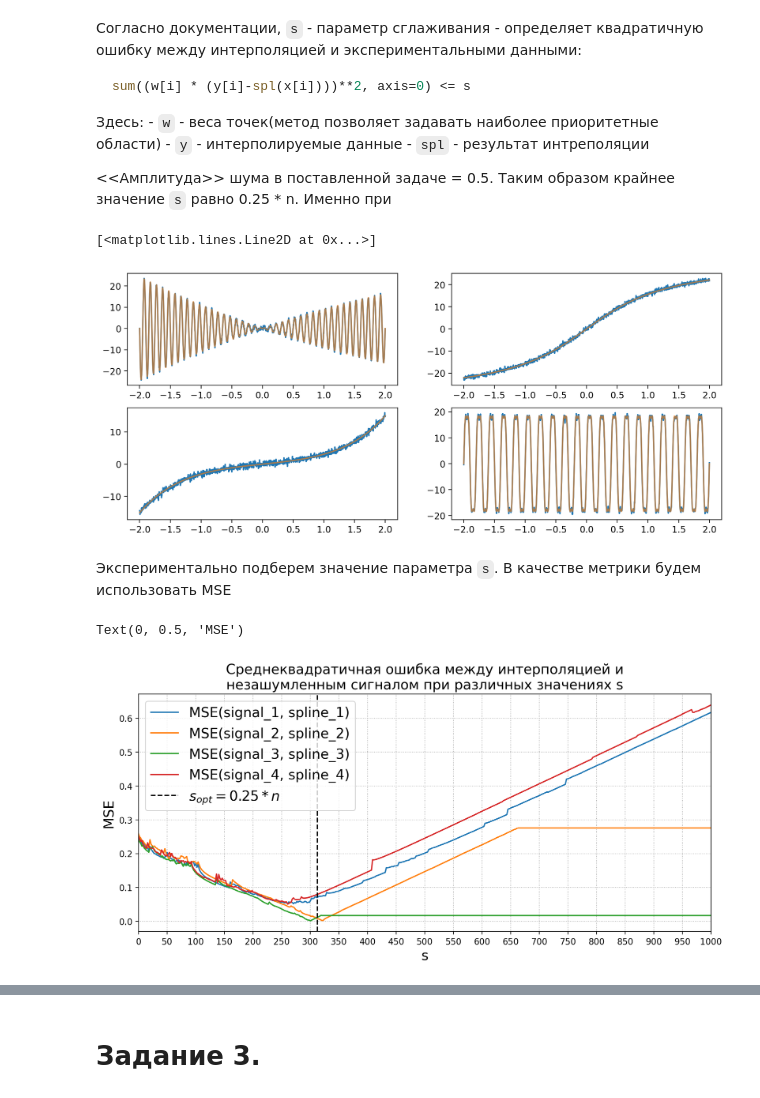
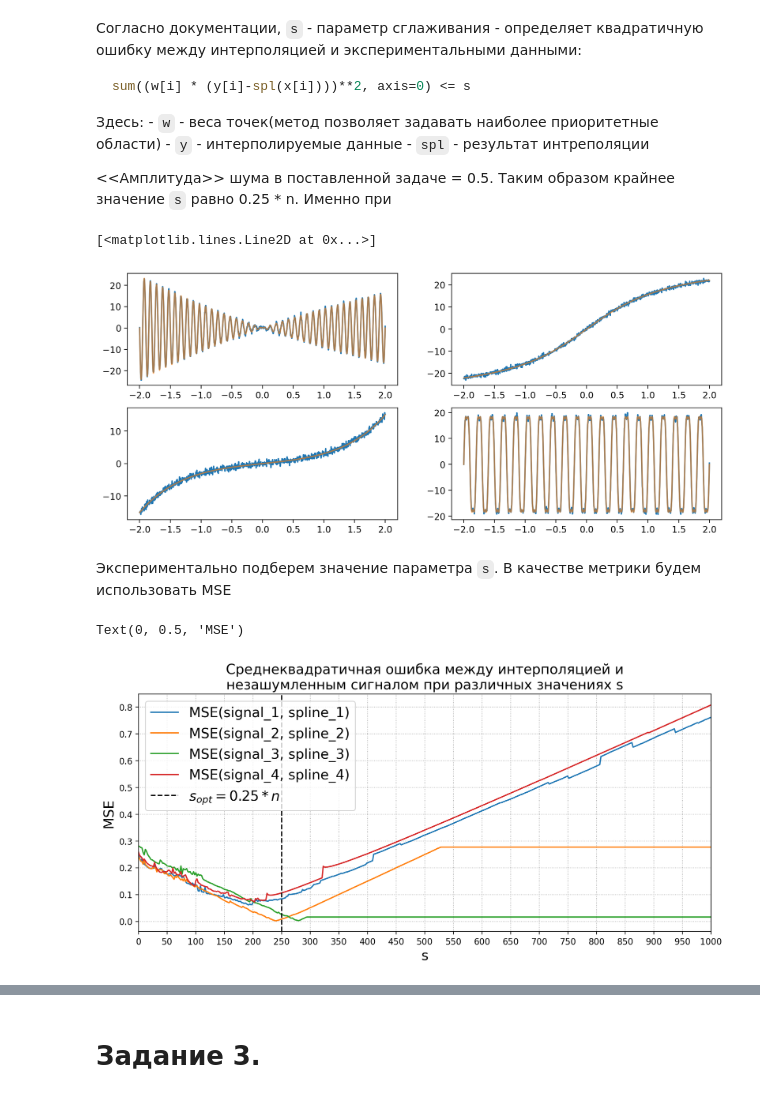
Before and after one commit to ShmakovVladimir/Computational_mathematics_second_sem, a Jupyter notebook: hw1/Численное_дифференцирование_v_2024_семинар_1_весна.ipynb, the cells around one changed output, grey strips where cells are left out. Saved outputs shown, nothing was run; the diff lists cells and outputs as text; code cells hidden in the pictures.

```diff
--- a/hw1/Численное_дифференцирование_v_2024_семинар_1_весна.ipynb
+++ b/hw1/Численное_дифференцирование_v_2024_семинар_1_весна.ipynb
@@ -325,30 +343,30 @@ from scipy.interpolate import UnivariateSpline, InterpolatedUnivariateSpline
 import numpy as np
 import matplotlib.pyplot as plt
 # %%
-x_line = np.linspace(-2, 2, 1250)
+x_line = np.linspace(-2, 2, 1000)
 signal_1 = x_line * np.sin(2 * np.pi * 10 * x_line) * np.exp(-0.1 * x_line) * 10
 signal_2 = np.arctan(x_line) * 20
 signal_3 = np.cosh(x_line) * 2 * x_line
 signal_4 = np.sin(2 * np.pi * 5 * x_line) * 25 * (1 + 0.3 * np.cos(2 * np.pi * 10 * x_line))
 signal_1_noised = signal_1 + sts.norm(loc = 0, scale = 1).rvs(size = len(x_line)) * 0.5
 signal_2_noised = signal_2 + sts.norm(loc = 0, scale = 1).rvs(size = len(x_line)) * 0.5
 signal_3_noised = signal_3 + sts.norm(loc = 0, scale = 1).rvs(size = len(x_line)) * 0.5
 signal_4_noised = signal_4 + sts.norm(loc = 0, scale = 1).rvs(size = len(x_line)) * 0.5
 fig, ax = plt.subplots(2, 2, figsize = (12, 5), dpi = 200)
 ax[0, 0].plot(x_line, signal_1_noised)
 ax[0, 0].plot(x_line, signal_1, alpha = 0.6)
 
 ax[0, 1].plot(x_line, signal_2_noised)
 ax[0, 1].plot(x_line, signal_2, alpha = 0.6)
 
 ax[1, 0].plot(x_line, signal_3_noised)
 ax[1, 0].plot(x_line, signal_3, alpha = 0.6)
 
 ax[1, 1].plot(x_line, signal_4_noised)
 ax[1, 1].plot(x_line, signal_4, alpha = 0.6)
 # %% [output]
 [<matplotlib.lines.Line2D at 0x...>]
-[figure, old version]
+[figure, new version]
 # %% [markdown]
 Экспериментально подберем значение параметра `s`. В качестве метрики будем использовать MSE
 # %%
@@ -382,7 +400,7 @@ plt.xlabel("s", fontsize = 16)
 plt.ylabel("MSE", fontsize = 16)
 # %% [output]
 Text(0, 0.5, 'MSE')
-[figure, old version]
+[figure, new version]
 # %%
 plt.figure(figsize = (12, 5), dpi = 200)
 
```
Also changed, not shown: parts of 4 cells of this notebook.
